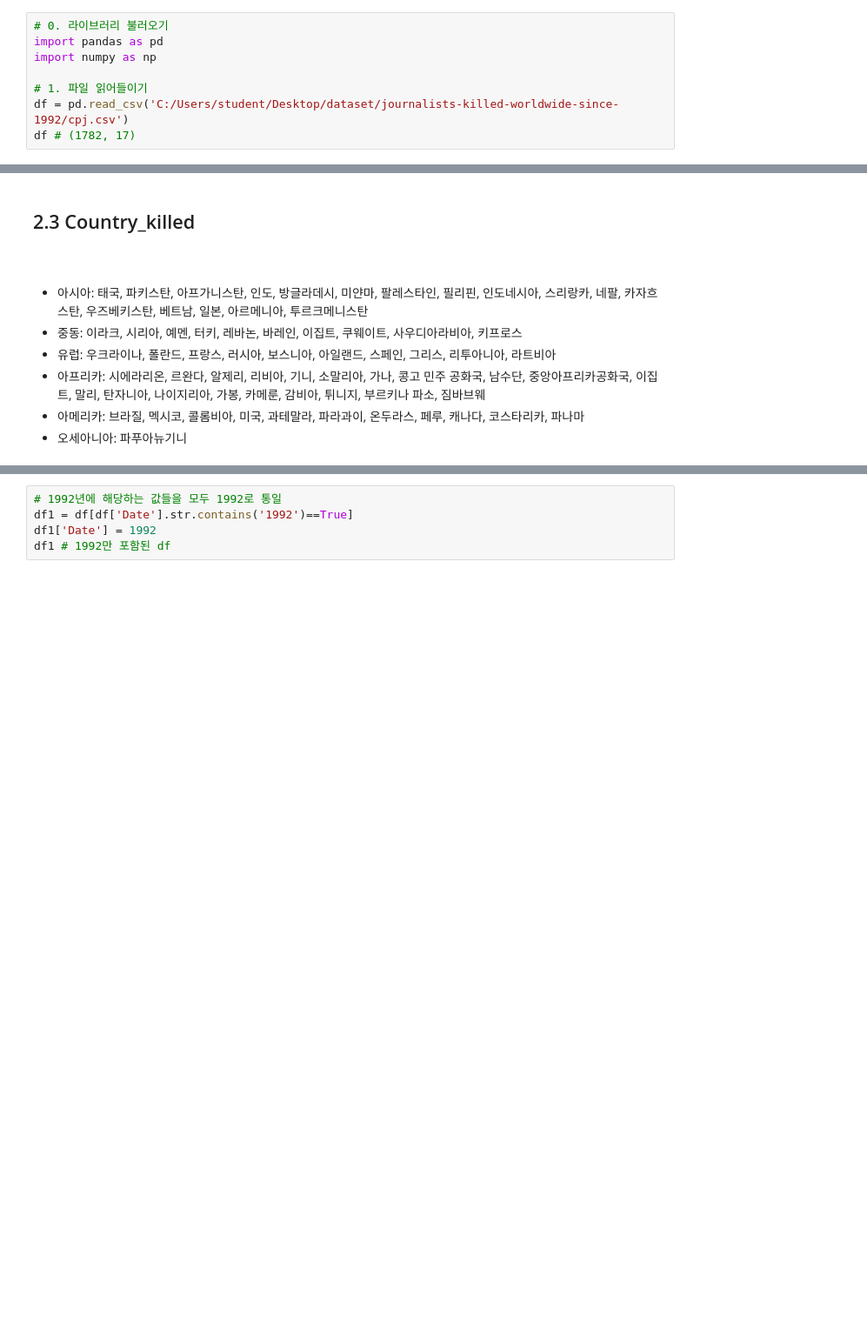
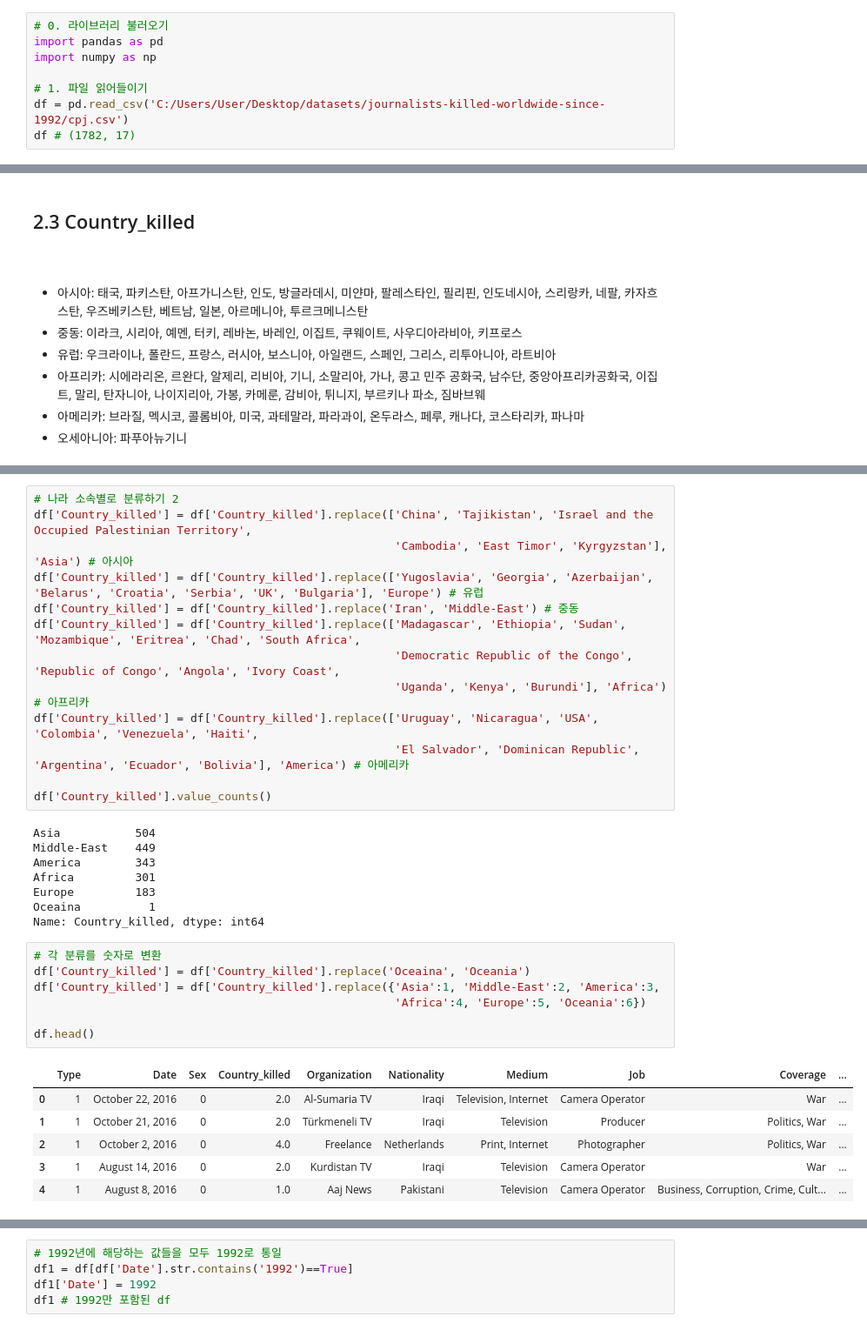
Before and after one commit to WinterBlue16/Practice, a Jupyter notebook: 03_killed journalist since 1992.ipynb, the cells around one changed output, grey strips where cells are left out. Shown: that part at 87% size. Cells and saved outputs as stored; diff of their text form; blank space fills up the shorter version.

```diff
--- a/03_killed journalist since 1992.ipynb
+++ b/03_killed journalist since 1992.ipynb
@@ -9,7 +9,7 @@ import pandas as pd
 import numpy as np
 
 # 1. 파일 읽어들이기
-df = pd.read_csv('C:/Users/student/Desktop/dataset/journalists-killed-worldwide-since-1992/cpj.csv')
+df = pd.read_csv('C:/Users/User/Desktop/datasets/journalists-killed-worldwide-since-1992/cpj.csv')
 df # (1782, 17)
 # %% [output]
 |  | Type | Date | Name | Sex | Country_killed | Organization | Nationality | Medium | Job | ... |
@@ -330,0 +342,35 @@ NameError: name 'df' is not defined
+# %%
+# 나라 소속별로 분류하기 2
+df['Country_killed'] = df['Country_killed'].replace(['China', 'Tajikistan', 'Israel and the Occupied Palestinian Territory',
+                                                     'Cambodia', 'East Timor', 'Kyrgyzstan'], 'Asia') # 아시아
+df['Country_killed'] = df['Country_killed'].replace(['Yugoslavia', 'Georgia', 'Azerbaijan', 'Belarus', 'Croatia', 'Serbia', 'UK', 'Bulgaria'], 'Europe') # 유럽
+df['Country_killed'] = df['Country_killed'].replace('Iran', 'Middle-East') # 중동
+df['Country_killed'] = df['Country_killed'].replace(['Madagascar', 'Ethiopia', 'Sudan', 'Mozambique', 'Eritrea', 'Chad', 'South Africa',
+                                                     'Democratic Republic of the Congo', 'Republic of Congo', 'Angola', 'Ivory Coast',
+                                                     'Uganda', 'Kenya', 'Burundi'], 'Africa') # 아프리카
+df['Country_killed'] = df['Country_killed'].replace(['Uruguay', 'Nicaragua', 'USA', 'Colombia', 'Venezuela', 'Haiti',
+                                                     'El Salvador', 'Dominican Republic', 'Argentina', 'Ecuador', 'Bolivia'], 'America') # 아메리카
+
+df['Country_killed'].value_counts()
+# %% [output]
+Asia           504
+Middle-East    449
+America        343
+Africa         301
+Europe         183
+Oceaina          1
+Name: Country_killed, dtype: int64
+# %%
+# 각 분류를 숫자로 변환
+df['Country_killed'] = df['Country_killed'].replace('Oceaina', 'Oceania')
+df['Country_killed'] = df['Country_killed'].replace({'Asia':1, 'Middle-East':2, 'America':3,
+                                                     'Africa':4, 'Europe':5, 'Oceania':6})
+
+df.head()
+# %% [output]
+|  | Type | Date | Sex | Country_killed | Organization | Nationality | Medium | Job | Coverage | ... |
+| 0 | 1 | October 22, 2016 | 0 | 2.0 | Al-Sumaria TV | Iraqi | Television, Internet | Camera Operator | War | ... |
+| 1 | 1 | October 21, 2016 | 0 | 2.0 | Türkmeneli TV | Iraqi | Television | Producer | Politics, War | ... |
+| 2 | 1 | October 2, 2016 | 0 | 4.0 | Freelance | Netherlands | Print, Internet | Photographer | Politics, War | ... |
+| 3 | 1 | August 14, 2016 | 0 | 2.0 | Kurdistan TV | Iraqi | Television | Camera Operator | War | ... |
+| 4 | 1 | August 8, 2016 | 0 | 1.0 | Aaj News | Pakistani | Television | Camera Operator | Business, Corruption, Crime, Cult... | ... |
```
Also changed, not shown: parts of 5 cells of this notebook, 1 other file.
